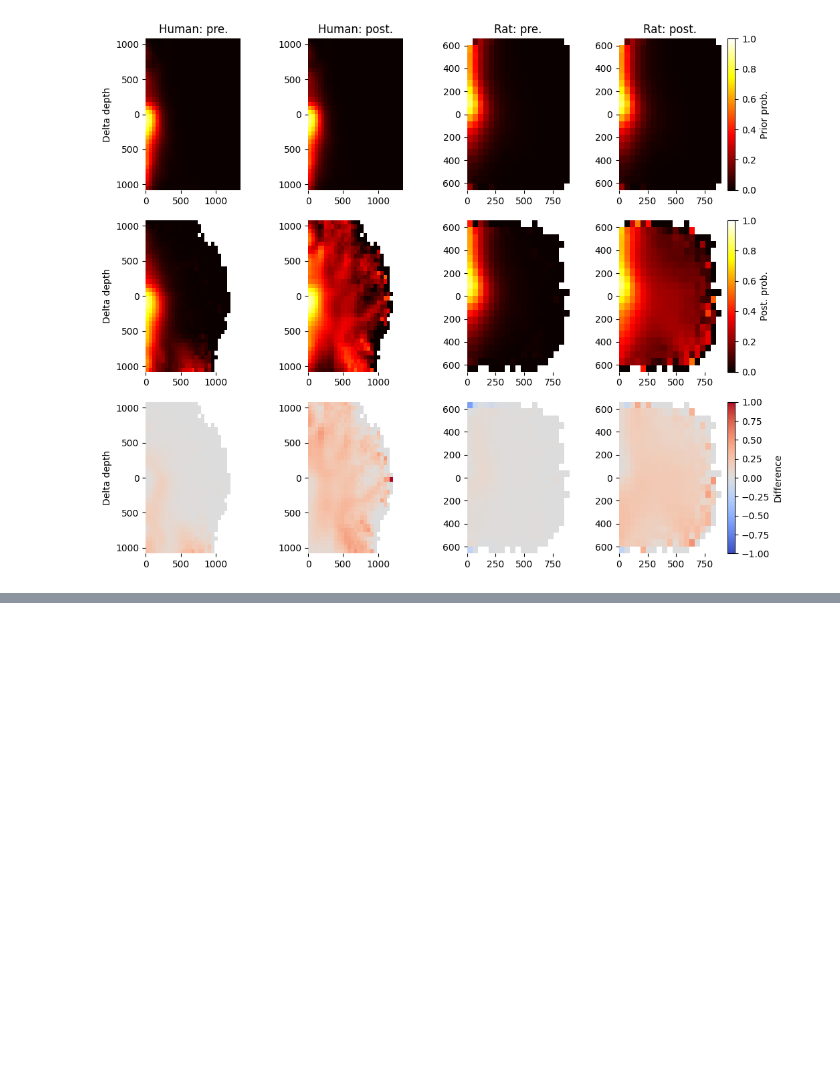
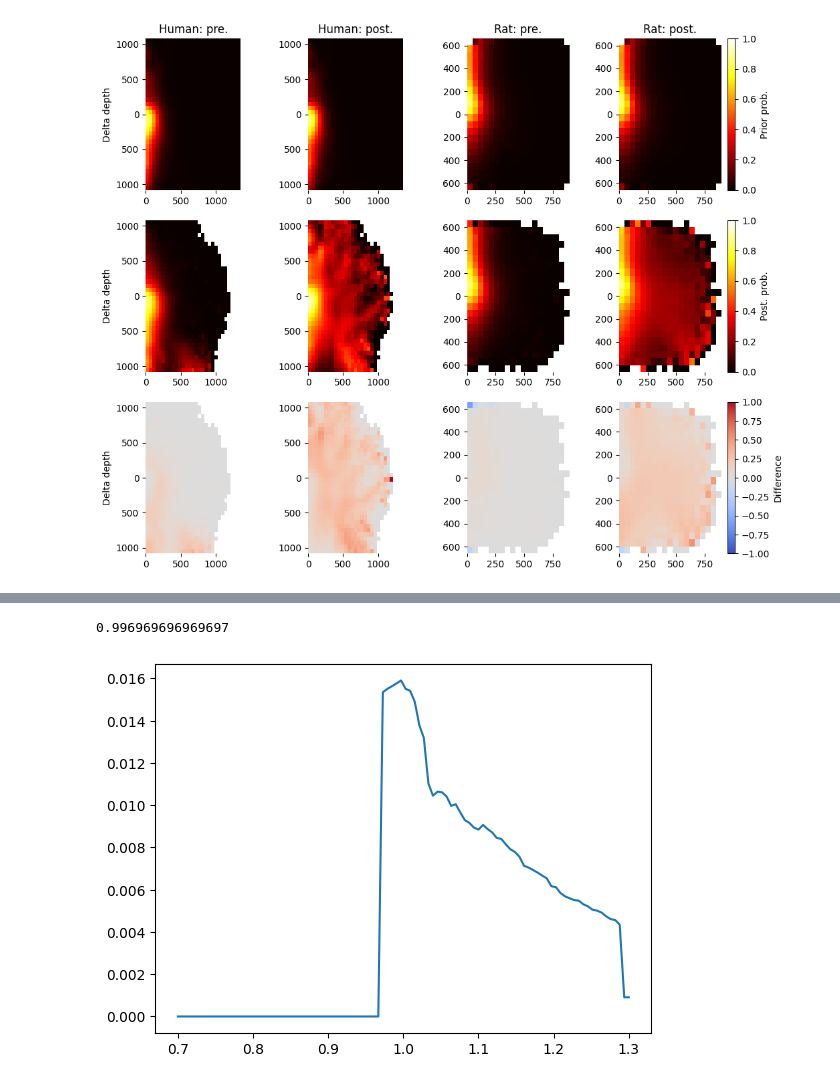
Before and after one commit to MWolfR/individual_morphology_effect, a Jupyter notebook: Plot connectivity higher order sources.ipynb, the cells around one changed output, grey strips where cells are left out. Cells and saved outputs as stored; diff of their text form; code cells hidden in the pictures; blank space fills up the shorter version.

```diff
--- a/Plot connectivity higher order sources.ipynb
+++ b/Plot connectivity higher order sources.ipynb
@@ -193,0 +254,13 @@ for i in range(len(dfs)):
+# %%
+res_param = numpy.linspace(0.7, 1.3, 100)
+data = CC_pre.fillna(0).values - CC_pre.min().min()
+mod_res = []
+for _res in tqdm.tqdm(res_param):
+    L = Louvain(_res).fit_predict(data)
+    mod_res.append(get_modularity(data, L))
+# %%
+plt.plot(res_param, mod_res)
+print(res_param[numpy.argmax(mod_res)])
+# %% [output]
+0.996969696969697
+[figure, added]
```
Also changed, not shown: parts of 12 cells of this notebook, 1 other file.
